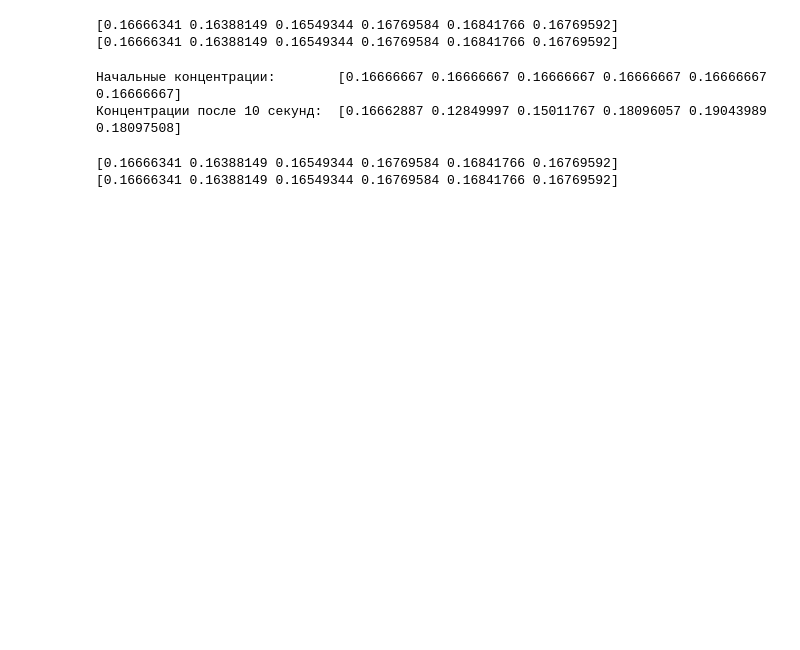
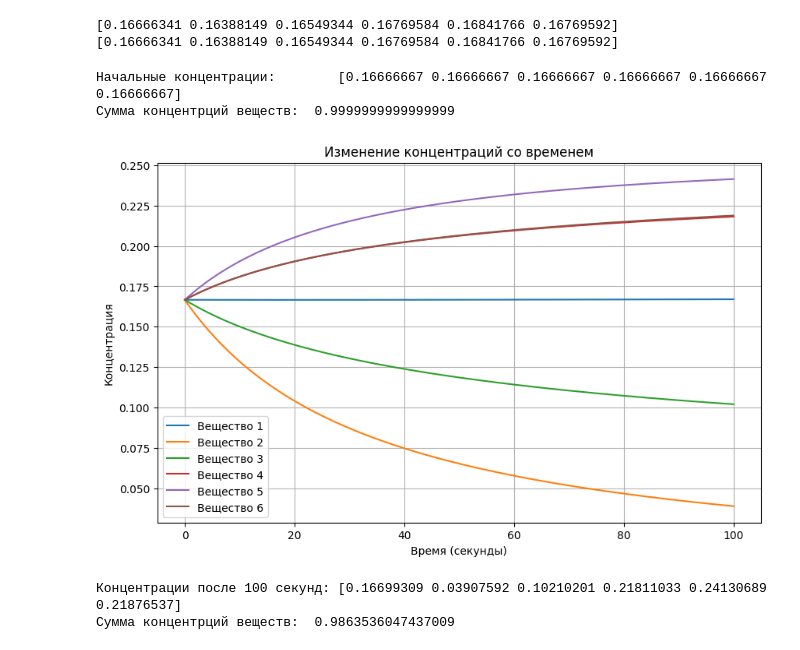
Before and after one commit to Lirik-17/Chemistry, a Jupyter notebook: My_chem_gen/Задача Бориса.ipynb, the cells around one changed output. Saved outputs shown, nothing was run; the diff lists cells and outputs as text; code cells hidden in the pictures; blank space fills up the shorter version.

```diff
--- a/My_chem_gen/Задача Бориса.ipynb
+++ b/My_chem_gen/Задача Бориса.ipynb
@@ -69,8 +69,8 @@ print(solution.y.T[9999])
 [0.16666341 0.16388149 0.16549344 0.16769584 0.16841766 0.16769592]
 [0.16666341 0.16388149 0.16549344 0.16769584 0.16841766 0.16769592]
 # %%
-import math
 import numpy as np
+import matplotlib.pyplot as plt
 # import random
 
 # random.seed(1)
@@ -79,46 +79,62 @@ import numpy as np
 N = 6                                                               # веществ
 M = 5                                                               # реакций
 A = np.array([100000000, 90000000, 85000000, 110000000, 95000000])
 Ea= np.array([70000, 60000, 55000, 80000, 75000])
 R = 8.314
 T = 300
+vr_time = 100
 H = 0.001
 MATR = np.array([
     [-2, -1, 1, 1, 0, 0],
     [0, -2, 1, 0, 2, 0],
     [0, -1, -2, 1, 0, 1],
     [1, 0, 0, -2, 1, 0],
     [1, 0, 0, 0, -2, 1]
 ])
 
-MATR_PLUS = np.where(MATR < 0, -MATR, 0)                            # Матрица порядков реакций
+# Матрица порядков реакций
+MATR_PLUS = np.where(MATR < 0, -MATR, 0)
 k = A * np.exp(-Ea / (R * T)) * (T**0.5)
 
-# Переменные, будут заводиться отдельно для каждого цикла
-vr_time = 10
-# C0 = np.full(N, 1 / N)
+# Переменные, будут заводиться отдельно
 C = np.full(N, 1 / N)
 print("Начальные концентрации:       ", C)
+print("Сумма концентрций веществ: ", sum(C))
 
-def dCdt(t, C):
+# Список для хранения концентраций на каждом шаге времени
+concentration_history = [C.copy()]
+
+def dC_dt(C):
     W = np.array([k[j] * np.prod(C**MATR_PLUS.T[:, j]) for j in range(M)])  # Скорость для каждой реакции
     dC = MATR.T @ W  # Изменение концентраций
     return dC
 
-for i in range(int(vr_time / H)):
-    W = np.array([k[j] * np.prod(C**MATR_PLUS.T[:, j]) for j in range(M)])
-    dC = MATR.T @ W                                                         # Матричное произведение
+time_steps = int(vr_time / H)
+for _ in range(time_steps):
+    dC = dC_dt(C)
     C += dC * H
+    concentration_history.append(C.copy())
 
+concentration_history = np.array(concentration_history)
 
+# Построение графика
+time = np.linspace(0, vr_time, time_steps + 1)
+plt.figure(figsize=(10, 6))
+for i in range(N):
+    plt.plot(time, concentration_history[:, i], label=f"Вещество {i+1}")
 
-print("Концентрации после 10 секунд: ", C)
+plt.title("Изменение концентраций со временем")
+plt.xlabel("Время (секунды)")
+plt.ylabel("Концентрация")
+plt.legend()
+plt.grid()
+plt.show()
+
+print(f"Концентрации после {vr_time} секунд: {C}")
+print("Сумма концентрций веществ: ", sum(C))
 # %% [output]
 Начальные концентрации:        [0.16666667 0.16666667 0.16666667 0.16666667 0.16666667 0.16666667]
-Концентрации после 10 секунд:  [0.16662887 0.12849997 0.15011767 0.18096057 0.19043989 0.18097508]
+Сумма концентрций веществ:  0.9999999999999999
+[figure, added]
+Концентрации после 100 секунд: [0.16699309 0.03907592 0.10210201 0.21811033 0.24130689 0.21876537]
+Сумма концентрций веществ:  0.9863536047437009
-# %%
-print(solution.y[:, 9999])
-print(solution.y.T[9999])
-# %% [output]
-[0.16666341 0.16388149 0.16549344 0.16769584 0.16841766 0.16769592]
-[0.16666341 0.16388149 0.16549344 0.16769584 0.16841766 0.16769592]
```
Also changed, not shown: parts of 1 cell of this notebook, 1 other file.
